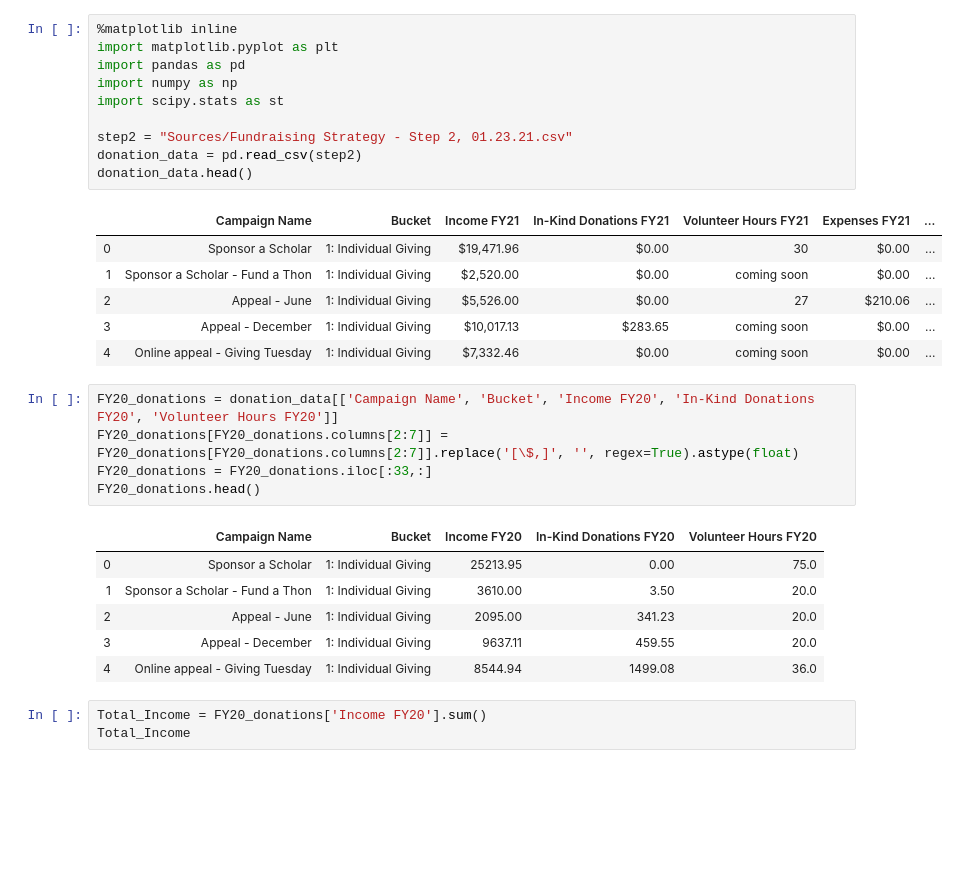
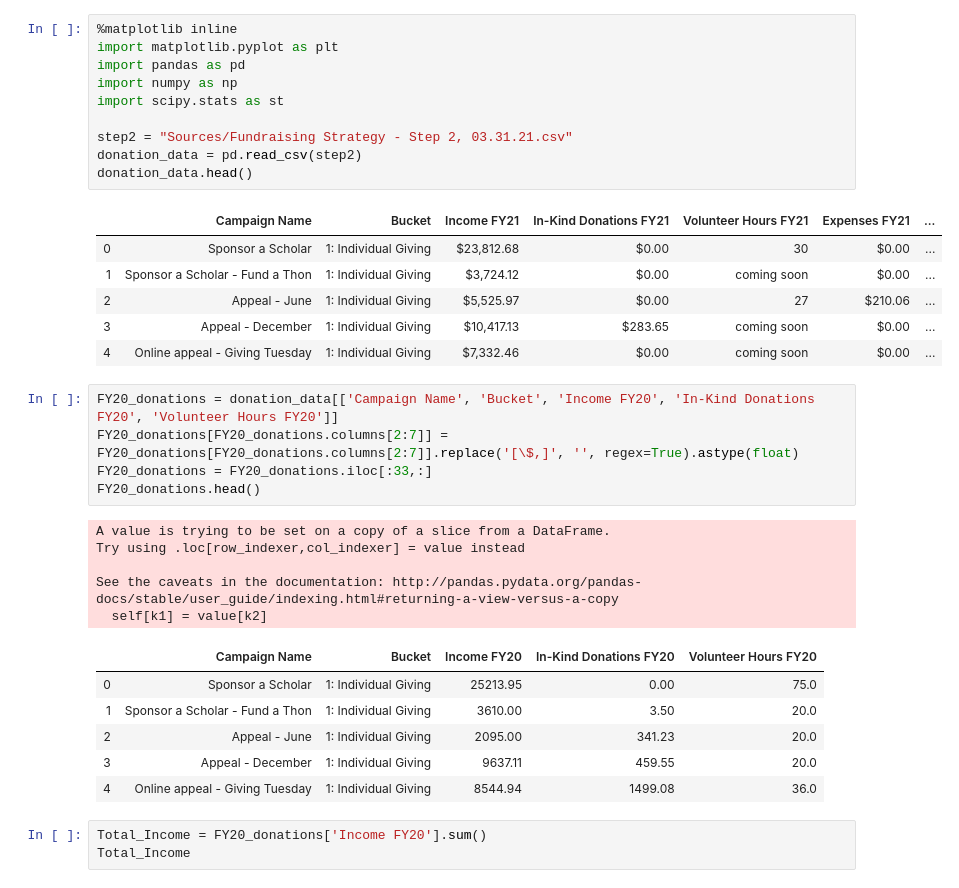
Before and after one commit to patelpurvip/Board-Fundraising-Analysis, a Jupyter notebook: FY20-FY21-Donations.ipynb, the cells around one changed output. Cells and saved outputs as stored; diff of their text form; blank space fills up the shorter version.

```diff
--- a/FY20-FY21-Donations.ipynb
+++ b/FY20-FY21-Donations.ipynb
@@ -1,19 +1,19 @@
 # %%
 %matplotlib inline
 import matplotlib.pyplot as plt
 import pandas as pd
 import numpy as np
 import scipy.stats as st
 
-step2 = "Sources/Fundraising Strategy - Step 2, 01.23.21.csv"
+step2 = "Sources/Fundraising Strategy - Step 2, 03.31.21.csv"
 donation_data = pd.read_csv(step2)
 donation_data.head()
 # %% [output]
 |  | Campaign Name | Bucket | Income FY21 | In-Kind Donations FY21 | Volunteer Hours FY21 | Expenses FY21 | ... |
-| 0 | Sponsor a Scholar | 1: Individual Giving | $19,471.96 | $0.00 | 30 | $0.00 | ... |
-| 1 | Sponsor a Scholar - Fund a Thon | 1: Individual Giving | $2,520.00 | $0.00 | coming soon | $0.00 | ... |
-| 2 | Appeal - June | 1: Individual Giving | $5,526.00 | $0.00 | 27 | $210.06 | ... |
-| 3 | Appeal - December | 1: Individual Giving | $10,017.13 | $283.65 | coming soon | $0.00 | ... |
+| 0 | Sponsor a Scholar | 1: Individual Giving | $23,812.68 | $0.00 | 30 | $0.00 | ... |
+| 1 | Sponsor a Scholar - Fund a Thon | 1: Individual Giving | $3,724.12 | $0.00 | coming soon | $0.00 | ... |
+| 2 | Appeal - June | 1: Individual Giving | $5,525.97 | $0.00 | 27 | $210.06 | ... |
+| 3 | Appeal - December | 1: Individual Giving | $10,417.13 | $283.65 | coming soon | $0.00 | ... |
 | 4 | Online appeal - Giving Tuesday | 1: Individual Giving | $7,332.46 | $0.00 | coming soon | $0.00 | ... |
 # %%
 FY20_donations = donation_data[['Campaign Name', 'Bucket', 'Income FY20', 'In-Kind Donations FY20', 'Volunteer Hours FY20']]
@@ -21,6 +21,11 @@ FY20_donations[FY20_donations.columns[2:7]] = FY20_donations[FY20_donations.colu
 FY20_donations = FY20_donations.iloc[:33,:]
 FY20_donations.head()
 # %% [output]
+A value is trying to be set on a copy of a slice from a DataFrame.
+Try using .loc[row_indexer,col_indexer] = value instead
+
+See the caveats in the documentation: http://pandas.pydata.org/pandas-docs/stable/user_guide/indexing.html#returning-a-view-versus-a-copy
+  self[k1] = value[k2]
 |  | Campaign Name | Bucket | Income FY20 | In-Kind Donations FY20 | Volunteer Hours FY20 |
 | 0 | Sponsor a Scholar | 1: Individual Giving | 25213.95 | 0.00 | 75.0 |
 | 1 | Sponsor a Scholar - Fund a Thon | 1: Individual Giving | 3610.00 | 3.50 | 20.0 |
```
Also changed, not shown: parts of 3 cells of this notebook, 16 other files.
